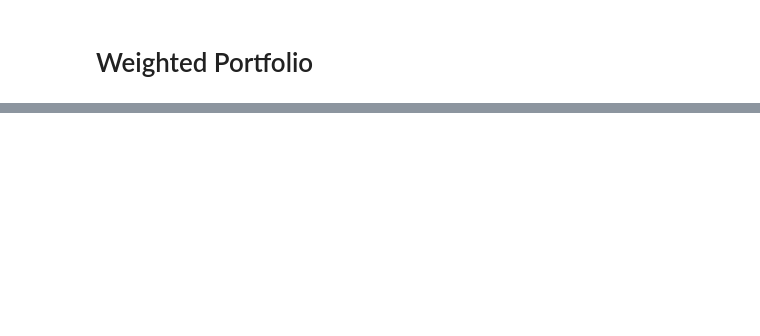
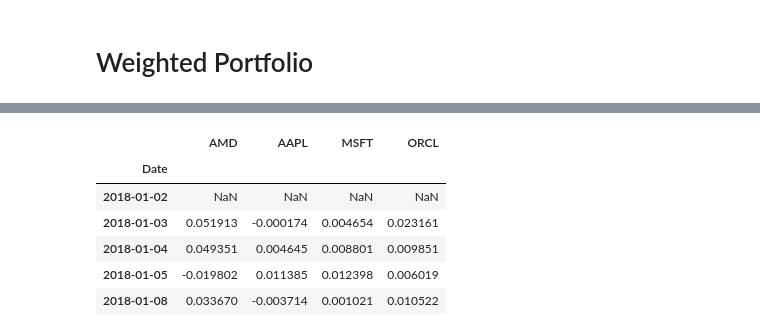
Before and after one commit to Bonkesam/Portfolio-Optimization, a Jupyter notebook: Portfolio Optimization.ipynb, the cells around one changed output, grey strips where cells are left out. Cells and saved outputs as stored; diff of their text form; code cells hidden in the pictures; blank space fills up the shorter version.

Commit message:
Creates two dataframes for carrying out portfolio optimization

```diff
--- a/Portfolio Optimization.ipynb
+++ b/Portfolio Optimization.ipynb
@@ -218,0 +223,9 @@ annualized_sharpe_ratio
+# %%
+stock_adj_close = {}
+
+for stock_name, stock_data in stocks.items():
+    stock_adj_close[stock_name] = stock_data['Adj Close']
+# %%
+stock_adj_close = pd.DataFrame(data=stock_adj_close)
+
+stock_adj_close.head(5)
@@ -218,0 +240,14 @@ annualized_sharpe_ratio
+# %%
+#We create a stockreturn dataframe to see the day over day change in value
+
+stocks_returns = stock_adj_close.pct_change()
+
+stocks_returns.head(5)
+# %% [output]
+|  | AMD | AAPL | MSFT | ORCL |
+| Date |  |  |  |  |
+| 2018-01-02 | NaN | NaN | NaN | NaN |
+| 2018-01-03 | 0.051913 | -0.000174 | 0.004654 | 0.023161 |
+| 2018-01-04 | 0.049351 | 0.004645 | 0.008801 | 0.009851 |
+| 2018-01-05 | -0.019802 | 0.011385 | 0.012398 | 0.006019 |
+| 2018-01-08 | 0.033670 | -0.003714 | 0.001021 | 0.010522 |
```
Also changed, not shown: parts of 11 cells of this notebook.
